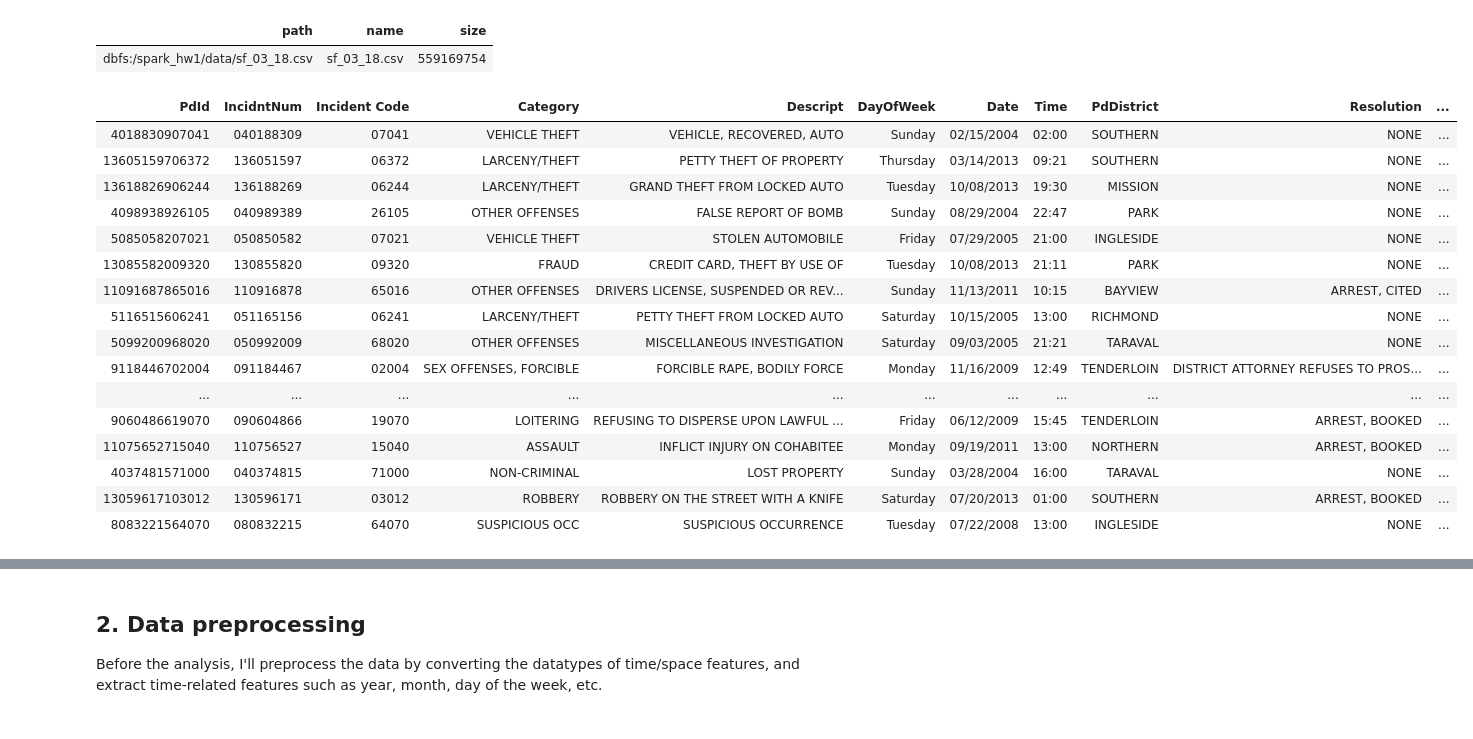
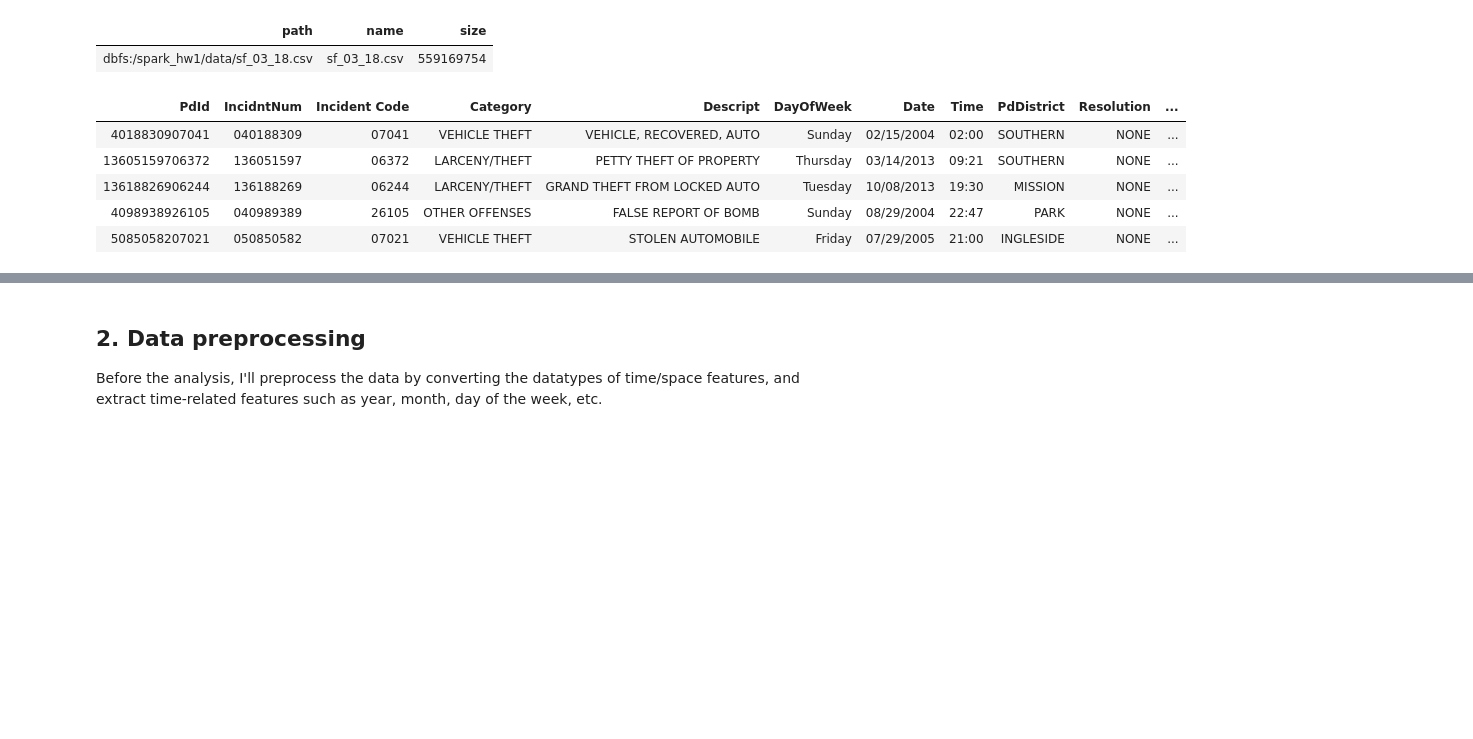
Before and after one commit to llfthu/SF-crime-analysis, a Jupyter notebook: SF_crime_analysis.ipynb, the cells around one changed output, grey strips where cells are left out. Cells and saved outputs as stored; diff of their text form; code cells hidden in the pictures; blank space fills up the shorter version.

```diff
--- a/SF_crime_analysis.ipynb
+++ b/SF_crime_analysis.ipynb
@@ -32,33 +32,22 @@ data_path = "dbfs:/spark_hw1/data/sf_03_18.csv"
 # %%
 from pyspark.sql import SparkSession
 spark = SparkSession \
     .builder \
     .appName("crime analysis") \
     .config("spark.some.config.option", "some-value") \
     .getOrCreate()
 
 # create dataframe and register tempview for sql query
 df = spark.read.format("csv").option("header", "true").load(data_path)
 df.createOrReplaceTempView("sf_crime")
-display(df.limit(20))
+display(df.limit(5))
 # %% [output]
 | PdId | IncidntNum | Incident Code | Category | Descript | DayOfWeek | Date | Time | PdDistrict | Resolution | ... |
 | 4018830907041 | 040188309 | 07041 | VEHICLE THEFT | VEHICLE, RECOVERED, AUTO | Sunday | 02/15/2004 | 02:00 | SOUTHERN | NONE | ... |
 | 13605159706372 | 136051597 | 06372 | LARCENY/THEFT | PETTY THEFT OF PROPERTY | Thursday | 03/14/2013 | 09:21 | SOUTHERN | NONE | ... |
 | 13618826906244 | 136188269 | 06244 | LARCENY/THEFT | GRAND THEFT FROM LOCKED AUTO | Tuesday | 10/08/2013 | 19:30 | MISSION | NONE | ... |
 | 4098938926105 | 040989389 | 26105 | OTHER OFFENSES | FALSE REPORT OF BOMB | Sunday | 08/29/2004 | 22:47 | PARK | NONE | ... |
 | 5085058207021 | 050850582 | 07021 | VEHICLE THEFT | STOLEN AUTOMOBILE | Friday | 07/29/2005 | 21:00 | INGLESIDE | NONE | ... |
-| 13085582009320 | 130855820 | 09320 | FRAUD | CREDIT CARD, THEFT BY USE OF | Tuesday | 10/08/2013 | 21:11 | PARK | NONE | ... |
-| 11091687865016 | 110916878 | 65016 | OTHER OFFENSES | DRIVERS LICENSE, SUSPENDED OR REV... | Sunday | 11/13/2011 | 10:15 | BAYVIEW | ARREST, CITED | ... |
-| 5116515606241 | 051165156 | 06241 | LARCENY/THEFT | PETTY THEFT FROM LOCKED AUTO | Saturday | 10/15/2005 | 13:00 | RICHMOND | NONE | ... |
-| 5099200968020 | 050992009 | 68020 | OTHER OFFENSES | MISCELLANEOUS INVESTIGATION | Saturday | 09/03/2005 | 21:21 | TARAVAL | NONE | ... |
-| 9118446702004 | 091184467 | 02004 | SEX OFFENSES, FORCIBLE | FORCIBLE RAPE, BODILY FORCE | Monday | 11/16/2009 | 12:49 | TENDERLOIN | DISTRICT ATTORNEY REFUSES TO PROS... | ... |
-| ... | ... | ... | ... | ... | ... | ... | ... | ... | ... | ... |
-| 9060486619070 | 090604866 | 19070 | LOITERING | REFUSING TO DISPERSE UPON LAWFUL ... | Friday | 06/12/2009 | 15:45 | TENDERLOIN | ARREST, BOOKED | ... |
-| 11075652715040 | 110756527 | 15040 | ASSAULT | INFLICT INJURY ON COHABITEE | Monday | 09/19/2011 | 13:00 | NORTHERN | ARREST, BOOKED | ... |
-| 4037481571000 | 040374815 | 71000 | NON-CRIMINAL | LOST PROPERTY | Sunday | 03/28/2004 | 16:00 | TARAVAL | NONE | ... |
-| 13059617103012 | 130596171 | 03012 | ROBBERY | ROBBERY ON THE STREET WITH A KNIFE | Saturday | 07/20/2013 | 01:00 | SOUTHERN | ARREST, BOOKED | ... |
-| 8083221564070 | 080832215 | 64070 | SUSPICIOUS OCC | SUSPICIOUS OCCURRENCE | Tuesday | 07/22/2008 | 13:00 | INGLESIDE | NONE | ... |
 # %%
 df.count()
 # %% [output]
```
Also changed, not shown: parts of 13 cells of this notebook.
